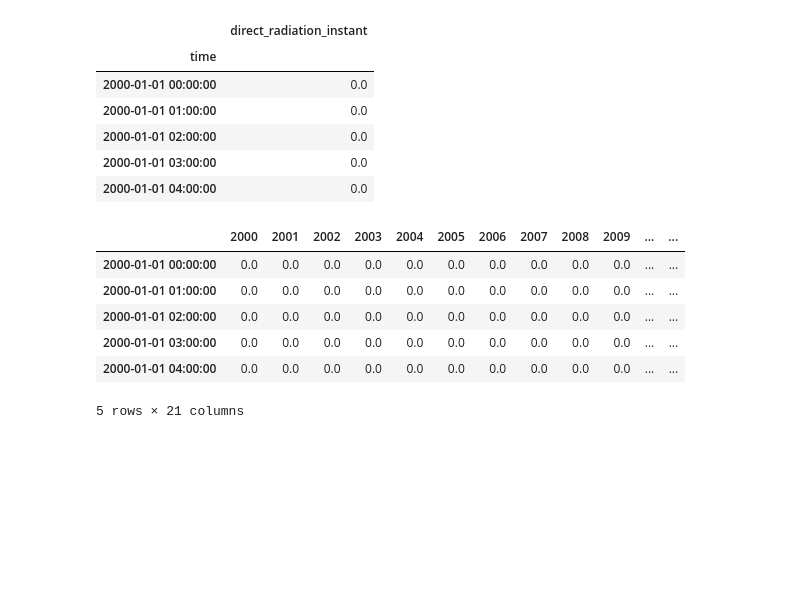
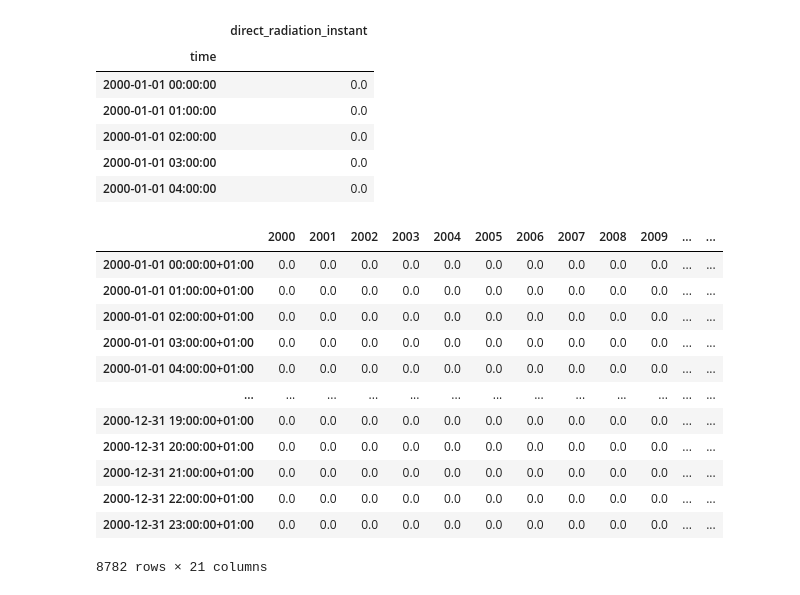
Before and after one commit to amounier/thermal, a Jupyter notebook: RC_models.ipynb, the cells around one changed output. Saved outputs shown, nothing was run; the diff lists cells and outputs as text; code cells hidden in the pictures; blank space fills up the shorter version.

```diff
--- a/RC_models.ipynb
+++ b/RC_models.ipynb
@@ -81,7 +83,7 @@ coordinates_dict = {'Paris':(2.352222, 48.856614),
                     'Marseille':(5.369780, 43.296482)
                    }
 # %%
-longitude, latitude = coordinates_dict.get('Marseille')
+longitude, latitude = coordinates_dict.get('Paris')
 start_year, end_year = 2000, 2020
 hourly_variables = 'temperature_2m'
 # %%
@@ -129,7 +133,7 @@ month_day_hourly_data.head()
 # %% [markdown]
 En commençant par l'amplitude annuelle.
 # %%
-if False:
+if True:
     month_day_daily_data = month_day_hourly_data.groupby(pd.Grouper(freq='1D')).mean()
 
     fig,ax = plt.subplots(dpi=300,figsize=(5,5))
@@ -142,8 +146,12 @@ if False:
     ax.legend()
     ax.set_xlim([pd.to_datetime('2000-01-01'), pd.to_datetime('2000-12-31')])
     ax.set_ylabel('Température extérieure (°C)')
-    myFmt = mdates.DateFormatter('%b')
-    ax.xaxis.set_major_formatter(myFmt)
+
+    locator = mdates.AutoDateLocator()
+    #formatter = mdates.ConciseDateFormatter(locator)
+    formatter = mdates.DateFormatter('%b')
+    ax.xaxis.set_major_locator(locator)
+    ax.xaxis.set_major_formatter(formatter)
 
     plt.savefig(os.path.join(figs_folder,'mean_daily_temperature_timeserie.png'),bbox_inches='tight')
     plt.show()
@@ -224,11 +232,15 @@ if False:
     ax.legend()
     ax.set_xlim([pd.to_datetime('2000-01-01'), pd.to_datetime('2000-12-31')])
     ax.set_ylabel('Température extérieure (°C)')
-    myFmt = mdates.DateFormatter('%b')
-    ax.xaxis.set_major_formatter(myFmt)
+
+    locator = mdates.AutoDateLocator()
+    #formatter = mdates.ConciseDateFormatter(locator)
+    formatter = mdates.DateFormatter('%b')
+    ax.xaxis.set_major_locator(locator)
+    ax.xaxis.set_major_formatter(formatter)
 
     plt.savefig(os.path.join(figs_folder,'mean_daily_temperature_sinewave_timeserie.png'),bbox_inches='tight')
     plt.show()
 
-month_day_hourly_data.head()
+month_day_hourly_data
 # %% [output]
@@ -392,5 +411,6 @@ if True:
 # %%
-solar_data = open_meteo_historical_data(longitude, latitude, start_year, end_year, 'direct_radiation_instant')
+solar_variable = 'direct_radiation_instant' # 'direct_normal_irradiance_instant'
+solar_data = open_meteo_historical_data(longitude, latitude, start_year, end_year, solar_variable)
 solar_data.head()
 # %% [output]
 |  | direct_radiation_instant |
@@ -401,27 +421,35 @@ solar_data.head()
 | 2000-01-01 03:00:00 | 0.0 |
 | 2000-01-01 04:00:00 | 0.0 |
 # %%
-month_day_hourly_solar_data = pd.DataFrame(index=pd.date_range('2000-01-01', '2000-12-31', freq='h'))
-month_day_hourly_solar_data.index = month_day_hourly_solar_data.index.strftime('%m-%d %H:%M:%S')
+month_day_hourly_solar_data = pd.DataFrame(index=pd.date_range('2000-01-01', '2001-01-01', freq='h'))
+month_day_hourly_solar_data.index = month_day_hourly_solar_data.index.strftime('%Y-%m-%d %H:%M:%S')
 
 years = list(range(start_year, end_year+1))
 
 for y in tqdm.tqdm(years):
     solar_data_year = solar_data[solar_data.index.year==y]
-    solar_data_year = solar_data_year.rename(columns={'direct_radiation_instant':y})
-    solar_data_year.index = solar_data_year.index.strftime('%m-%d %H:%M:%S')
+    solar_data_year = solar_data_year.rename(columns={solar_variable:y})
+    solar_data_year.index = solar_data_year.index.strftime('2000-%m-%d %H:%M:%S')
 
     month_day_hourly_solar_data = month_day_hourly_solar_data.join(solar_data_year,how='left')
-month_day_hourly_solar_data.index = [pd.to_datetime('2000-{}'.format(t)) for t in month_day_hourly_solar_data.index]
-month_day_hourly_solar_data.head()
+month_day_hourly_solar_data.index = [pd.to_datetime('{}'.format(t)) for t in month_day_hourly_solar_data.index]
+month_day_hourly_solar_data.index = month_day_hourly_solar_data.index.tz_localize(tz='CET',ambiguous='NaT',nonexistent='NaT')
+month_day_hourly_solar_data = month_day_hourly_solar_data[month_day_hourly_solar_data.index.year==2000]
+month_day_hourly_solar_data
 # %% [output]
 |  | 2000 | 2001 | 2002 | 2003 | 2004 | 2005 | 2006 | 2007 | 2008 | 2009 | ... | ... |
-| 2000-01-01 00:00:00 | 0.0 | 0.0 | 0.0 | 0.0 | 0.0 | 0.0 | 0.0 | 0.0 | 0.0 | 0.0 | ... | ... |
-| 2000-01-01 01:00:00 | 0.0 | 0.0 | 0.0 | 0.0 | 0.0 | 0.0 | 0.0 | 0.0 | 0.0 | 0.0 | ... | ... |
-| 2000-01-01 02:00:00 | 0.0 | 0.0 | 0.0 | 0.0 | 0.0 | 0.0 | 0.0 | 0.0 | 0.0 | 0.0 | ... | ... |
-| 2000-01-01 03:00:00 | 0.0 | 0.0 | 0.0 | 0.0 | 0.0 | 0.0 | 0.0 | 0.0 | 0.0 | 0.0 | ... | ... |
-| 2000-01-01 04:00:00 | 0.0 | 0.0 | 0.0 | 0.0 | 0.0 | 0.0 | 0.0 | 0.0 | 0.0 | 0.0 | ... | ... |
+| 2000-01-01 00:00:00+01:00 | 0.0 | 0.0 | 0.0 | 0.0 | 0.0 | 0.0 | 0.0 | 0.0 | 0.0 | 0.0 | ... | ... |
+| 2000-01-01 01:00:00+01:00 | 0.0 | 0.0 | 0.0 | 0.0 | 0.0 | 0.0 | 0.0 | 0.0 | 0.0 | 0.0 | ... | ... |
+| 2000-01-01 02:00:00+01:00 | 0.0 | 0.0 | 0.0 | 0.0 | 0.0 | 0.0 | 0.0 | 0.0 | 0.0 | 0.0 | ... | ... |
+| 2000-01-01 03:00:00+01:00 | 0.0 | 0.0 | 0.0 | 0.0 | 0.0 | 0.0 | 0.0 | 0.0 | 0.0 | 0.0 | ... | ... |
+| 2000-01-01 04:00:00+01:00 | 0.0 | 0.0 | 0.0 | 0.0 | 0.0 | 0.0 | 0.0 | 0.0 | 0.0 | 0.0 | ... | ... |
+| ... | ... | ... | ... | ... | ... | ... | ... | ... | ... | ... | ... | ... |
+| 2000-12-31 19:00:00+01:00 | 0.0 | 0.0 | 0.0 | 0.0 | 0.0 | 0.0 | 0.0 | 0.0 | 0.0 | 0.0 | ... | ... |
+| 2000-12-31 20:00:00+01:00 | 0.0 | 0.0 | 0.0 | 0.0 | 0.0 | 0.0 | 0.0 | 0.0 | 0.0 | 0.0 | ... | ... |
+| 2000-12-31 21:00:00+01:00 | 0.0 | 0.0 | 0.0 | 0.0 | 0.0 | 0.0 | 0.0 | 0.0 | 0.0 | 0.0 | ... | ... |
+| 2000-12-31 22:00:00+01:00 | 0.0 | 0.0 | 0.0 | 0.0 | 0.0 | 0.0 | 0.0 | 0.0 | 0.0 | 0.0 | ... | ... |
+| 2000-12-31 23:00:00+01:00 | 0.0 | 0.0 | 0.0 | 0.0 | 0.0 | 0.0 | 0.0 | 0.0 | 0.0 | 0.0 | ... | ... |
-5 rows × 21 columns
+8782 rows × 21 columns
 # %%
 if True:
     month_day_daily_solar_data = month_day_hourly_solar_data.groupby(pd.Grouper(freq='1D')).max()
```
Also changed, not shown: parts of 30 cells of this notebook.
